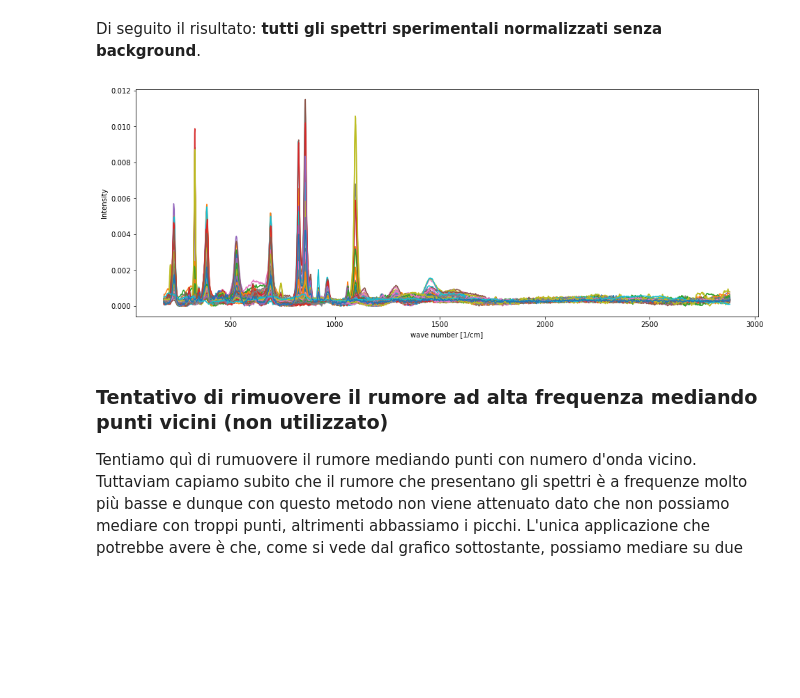
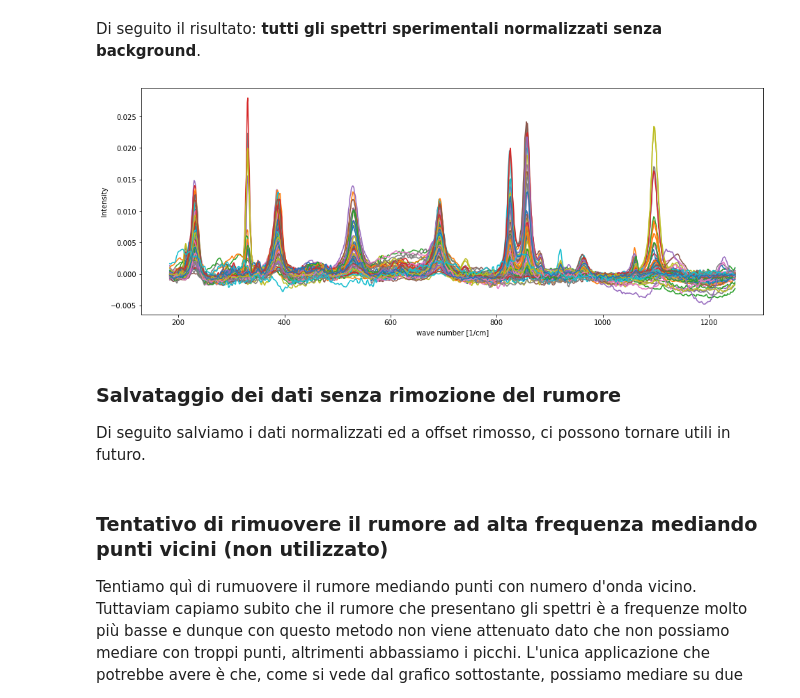
Before and after one commit to FabioBrugnara/repo_raman_4exam, a Jupyter notebook: notebooks/EDA.ipynb, the cells around one changed output. Cells and saved outputs as stored; diff of their text form; code cells hidden in the pictures; blank space fills up the shorter version.

```diff
--- a/notebooks/EDA.ipynb
+++ b/notebooks/EDA.ipynb
@@ -172,13 +185,16 @@ plt.plot(data_bkg.wn,data_bkg.r1c2)
 ### Normalizzazione degli spettri sperimentali
 Anche quì gli spettri non sono normalizzati tra di loro, per confrontarli prima di tutto li normalizziamo.
 # %%
-for i in names[1::]:
-    data_bkg[i]=data_bkg[i]/np.trapz((data_bkg[i]), x=data_bkg.wn)
+for i in names[1:]:
+    data_bkg[i]=data_bkg[i]/np.trapz(abs(data_bkg[i][:element_soglia]), x=data_bkg['wn'][0:element_soglia])
 # %% [markdown]
 Di seguito il risultato: **tutti gli spettri sperimentali normalizzati senza background**.
 # %%
 raman_plot()
 for temp in names[1:]:
-    plt.plot(data_bkg.wn,data_bkg[temp])
+    plt.plot(data_bkg.wn[:element_soglia],data_bkg[temp][:element_soglia])
 # %% [output]
-[figure, old version]
+[figure, new version]
+# %% [markdown]
+### Salvataggio dei dati senza rimozione del rumore
+Di seguito salviamo i dati normalizzati ed a offset rimosso, ci possono tornare utili in futuro.
```
Also changed, not shown: parts of 30 cells of this notebook, 4 other files.
